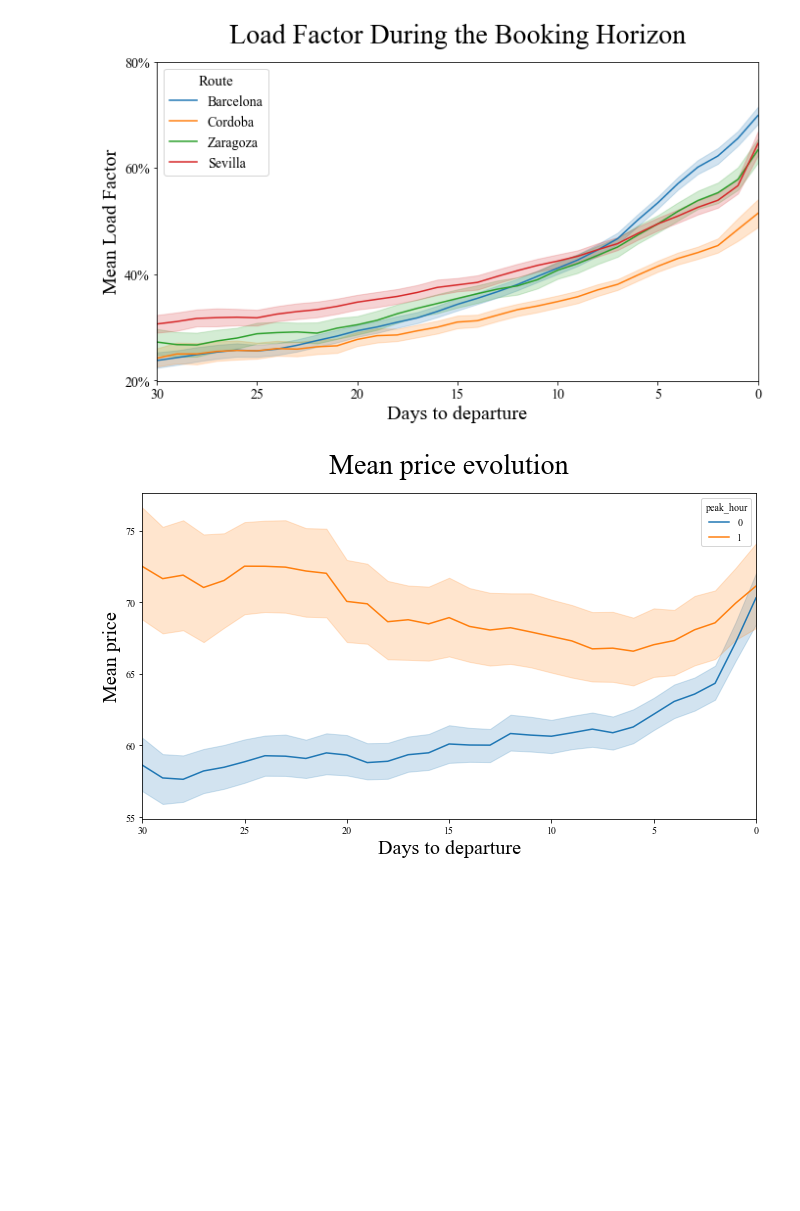
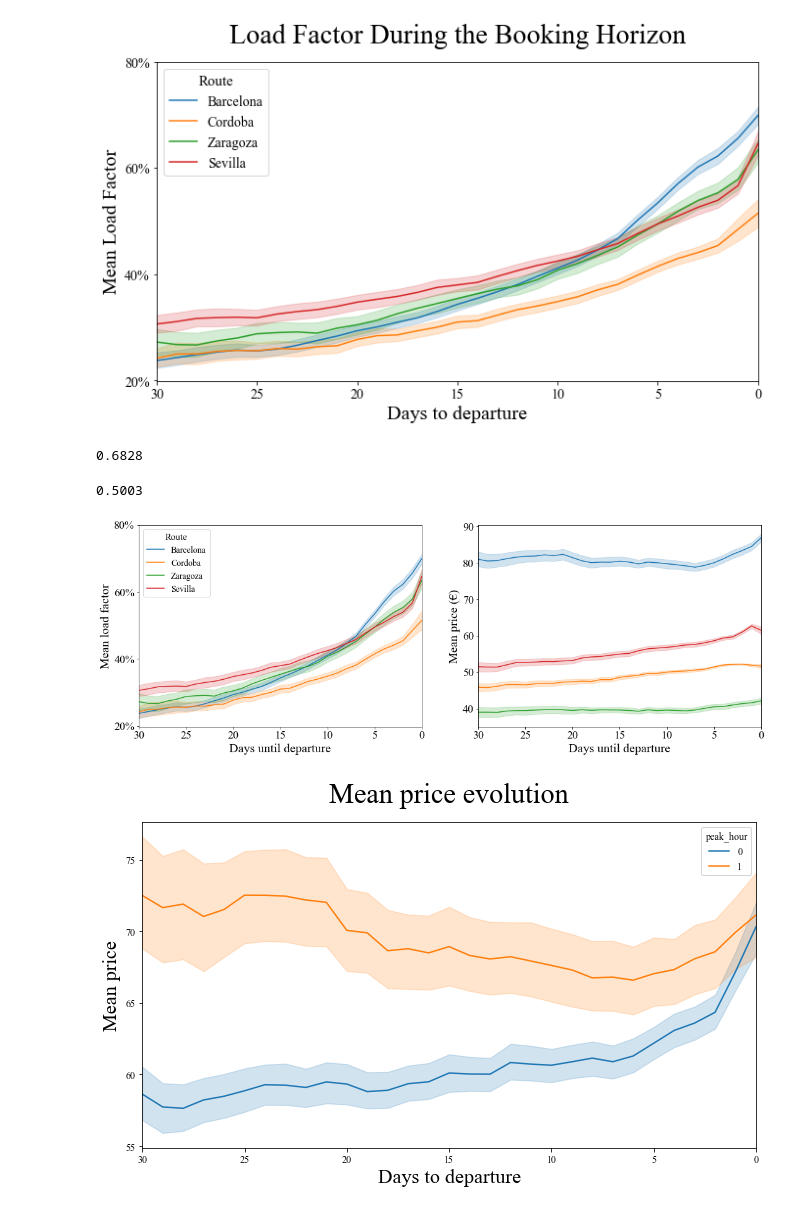
Before and after one commit to adamvig96/renfe-analysis, a Jupyter notebook: data-descriptives.ipynb, the cells around one changed output. Saved outputs shown, nothing was run; the diff lists cells and outputs as text; code cells hidden in the pictures; blank space fills up the shorter version.

```diff
--- a/data-descriptives.ipynb
+++ b/data-descriptives.ipynb
@@ -258,6 +282,72 @@ plt.show()
 # route categorical
 # %% [output]
 [figure]
+# %%
+data.query("route == 'BARCELONAMADRID' and days_till_dep == 0")["loading_factor"].mean().round(4)
+# %% [output]
+0.6828
+# %%
+data.query("route == 'CORDOBAMADRID' and days_till_dep == 0")["loading_factor"].mean().round(4)
+# %% [output]
+0.5003
+# %%
+plt.figure(figsize=(18, 6))
+
+ax1 = plt.subplot(1, 2, 1)
+# ax1.set_xlim(35, 110)
+# ax1.set_ylim(0, 0.14)
+sns.lineplot(
+    data=data,
+    x="days_till_dep",
+    y="loading_factor",
+    estimator="mean",
+    hue="route_main",
+    ax=ax1,
+)
+
+plt.xlim(30, 0)
+
+plt.xlabel("Days until departure", fontsize=20, fontweight=450)
+plt.ylabel("Mean load factor", fontsize=20, fontweight=450)
+
+#plt.title("Load Factor During the Booking Horizon", fontsize=28, y=1.04)
+plt.legend(
+    ("Barcelona", "Cordoba", "Zaragoza", "Sevilla"), loc="upper left", prop={"size": 14}
+).set_title("Route", prop={"size": 15})
+
+
+ax1.tick_params(axis="both", which="major", labelsize=18)
+
+ax1.set_yticks(np.arange(0.2, 1, 0.2))
+plt.gca().set_yticklabels(["{:.0f}%".format(x * 100) for x in plt.gca().get_yticks()])
+
+ax2 = plt.subplot(1, 2, 2)
+
+sns.lineplot(
+    data=data,
+    x="days_till_dep",
+    y="mean_econ_price",
+    estimator="mean",
+    hue="route_main",
+    ax=ax2,
+).get_legend().remove()
+
+
+plt.gca().invert_xaxis()
+
+plt.xlabel("Days until departure", fontsize=20, fontweight=450)
+plt.ylabel("Mean price (€)", fontsize=20, fontweight=450)
+
+plt.xlim(30, 0)
+ax2.tick_params(axis="both", which="major", labelsize=18)
+
+#plt.title("Mean Price During the Booking Horizon", fontsize=28, y=1.04)
+
+plt.savefig("figures/figure_1_mean_loadf_price", dpi=300)
+
+plt.show()
+# %% [output]
+[figure, added]
 # %%
 plt.figure(figsize=(11, 6))
 
```
Also changed, not shown: parts of 22 cells of this notebook, 13 other files.
